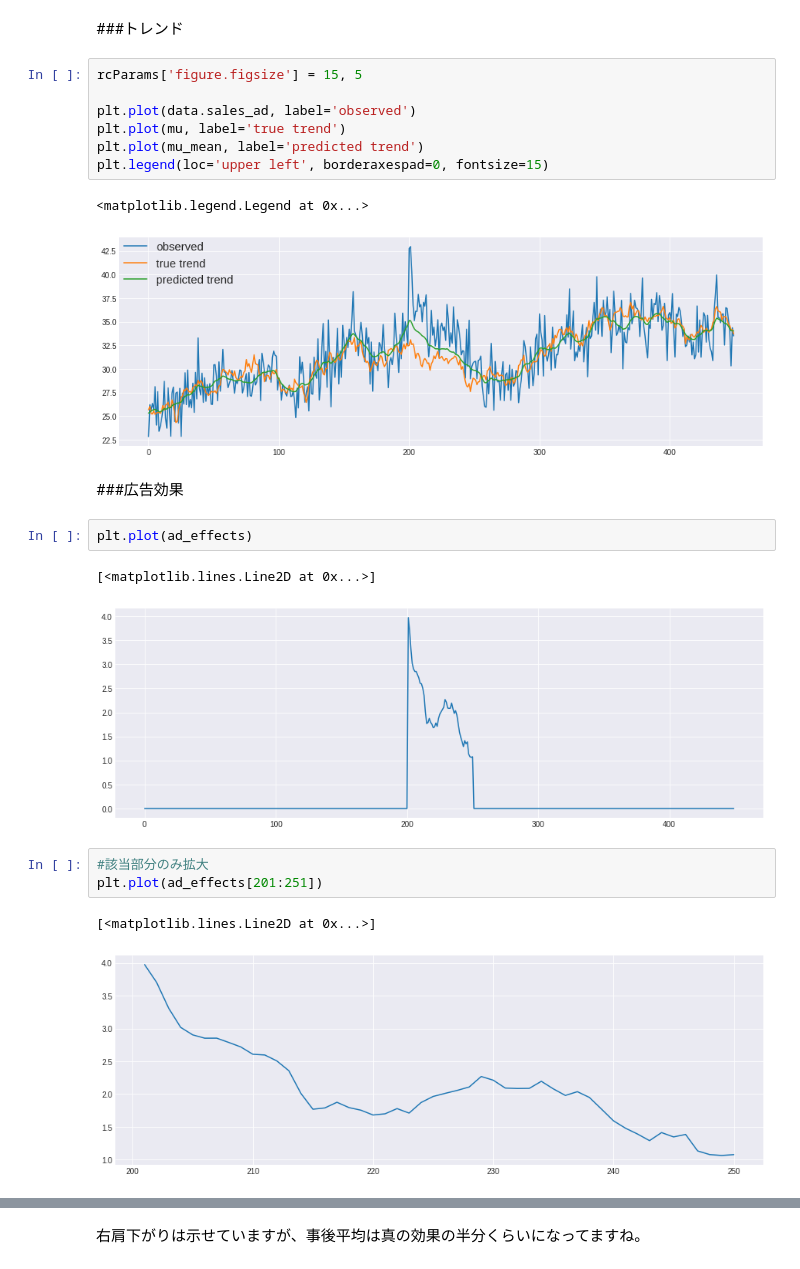
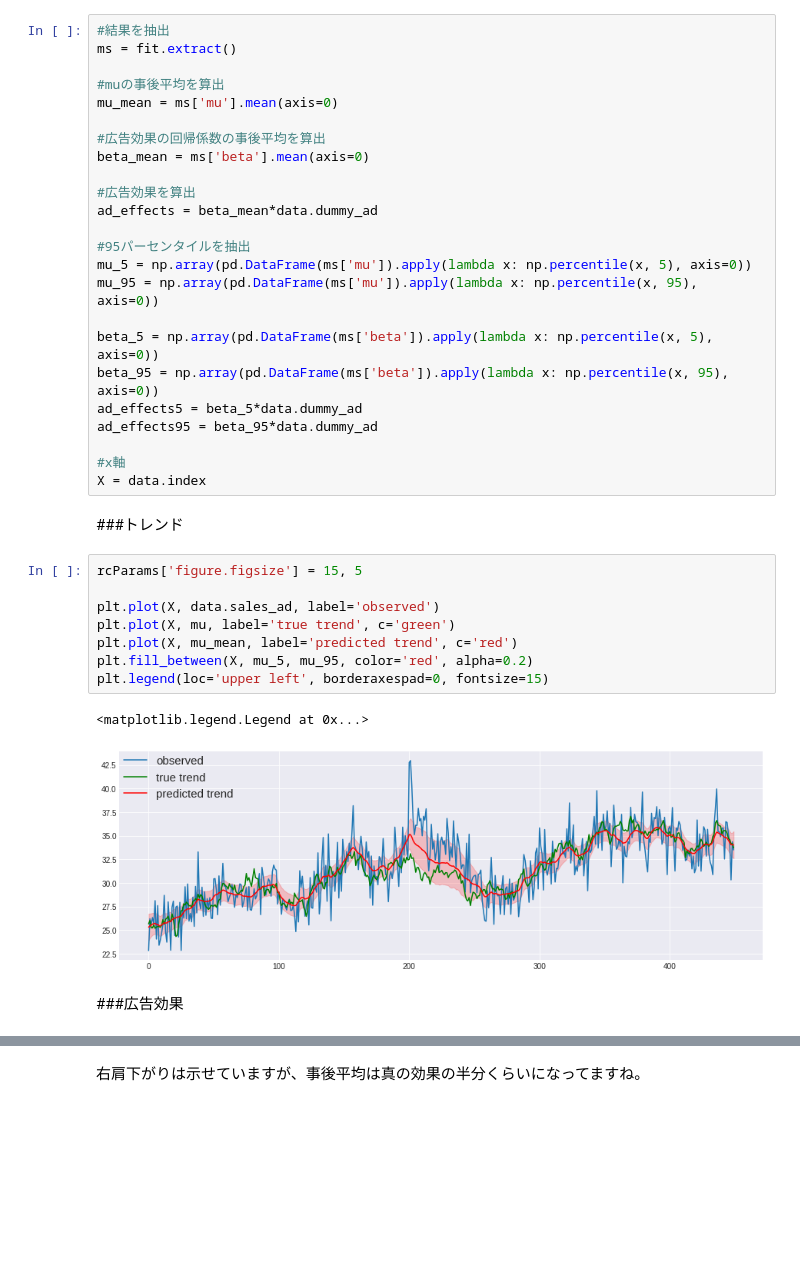
Before and after one commit to hrkzz/Application_Examples, a Jupyter notebook: Analysing_effects_of_advertisement_by_dynamic_linear_model_and_pystan.ipynb, the cells around one changed output, grey strips where cells are left out. Saved outputs shown, nothing was run; the diff lists cells and outputs as text; blank space fills up the shorter version.

```diff
--- a/Analysing_effects_of_advertisement_by_dynamic_linear_model_and_pystan.ipynb
+++ b/Analysing_effects_of_advertisement_by_dynamic_linear_model_and_pystan.ipynb
@@ -227,25 +215,39 @@ ad_effects = beta_mean*data.dummy_ad
+# %%
+#結果を抽出
+ms = fit.extract()
+
+#muの事後平均を算出
+mu_mean = ms['mu'].mean(axis=0)
+
+#広告効果の回帰係数の事後平均を算出
+beta_mean = ms['beta'].mean(axis=0)
+
+#広告効果を算出
+ad_effects = beta_mean*data.dummy_ad
+
+#95パーセンタイルを抽出
+mu_5 = np.array(pd.DataFrame(ms['mu']).apply(lambda x: np.percentile(x, 5), axis=0))
+mu_95 = np.array(pd.DataFrame(ms['mu']).apply(lambda x: np.percentile(x, 95), axis=0))
+
+beta_5 = np.array(pd.DataFrame(ms['beta']).apply(lambda x: np.percentile(x, 5), axis=0))
+beta_95 = np.array(pd.DataFrame(ms['beta']).apply(lambda x: np.percentile(x, 95), axis=0))
+ad_effects5 = beta_5*data.dummy_ad
+ad_effects95 = beta_95*data.dummy_ad
+
+#x軸
+X = data.index
 # %% [markdown]
 ###トレンド
 # %%
 rcParams['figure.figsize'] = 15, 5
 
-plt.plot(data.sales_ad, label='observed')
-plt.plot(mu, label='true trend')
-plt.plot(mu_mean, label='predicted trend')
+plt.plot(X, data.sales_ad, label='observed')
+plt.plot(X, mu, label='true trend', c='green')
+plt.plot(X, mu_mean, label='predicted trend', c='red')
+plt.fill_between(X, mu_5, mu_95, color='red', alpha=0.2)
 plt.legend(loc='upper left', borderaxespad=0, fontsize=15)
 # %% [output]
 <matplotlib.legend.Legend at 0x...>
-[figure, old version]
+[figure, new version]
 # %% [markdown]
 ###広告効果
-# %%
-plt.plot(ad_effects)
-# %% [output]
-[<matplotlib.lines.Line2D at 0x...>]
-[figure, removed]
-# %%
-#該当部分のみ拡大
-plt.plot(ad_effects[201:251])
-# %% [output]
-[<matplotlib.lines.Line2D at 0x...>]
-[figure, removed]
```
Also changed, not shown: parts of 4 cells of this notebook.
